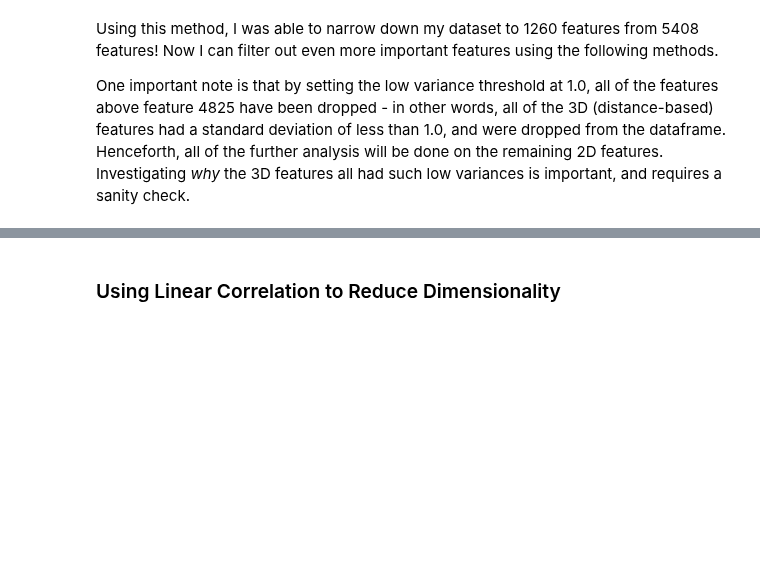
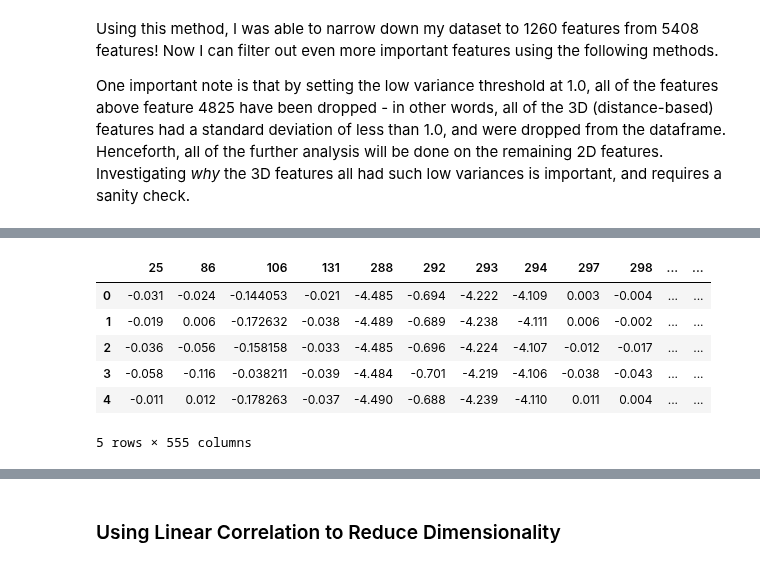
Before and after one commit to dna-witch/p53_Rescue_Mutants, a Jupyter notebook: notebooks/3.0-sm-preprocessing.ipynb, the cells around one changed output, grey strips where cells are left out. Saved outputs shown, nothing was run; the diff lists cells and outputs as text; code cells hidden in the pictures; blank space fills up the shorter version.

```diff
--- a/notebooks/3.0-sm-preprocessing.ipynb
+++ b/notebooks/3.0-sm-preprocessing.ipynb
@@ -172,0 +251,12 @@ One important note is that by setting the low variance threshold at 1.0, all of
+# %%
+# drop the features
+MAS_mutants = mutants.drop(mas_low_var_cols, axis=1)
+MAS_mutants.head()
+# %% [output]
+|  | 25 | 86 | 106 | 131 | 288 | 292 | 293 | 294 | 297 | 298 | ... | ... |
+| 0 | -0.031 | -0.024 | -0.144053 | -0.021 | -4.485 | -0.694 | -4.222 | -4.109 | 0.003 | -0.004 | ... | ... |
+| 1 | -0.019 | 0.006 | -0.172632 | -0.038 | -4.489 | -0.689 | -4.238 | -4.111 | 0.006 | -0.002 | ... | ... |
+| 2 | -0.036 | -0.056 | -0.158158 | -0.033 | -4.485 | -0.696 | -4.224 | -4.107 | -0.012 | -0.017 | ... | ... |
+| 3 | -0.058 | -0.116 | -0.038211 | -0.039 | -4.484 | -0.701 | -4.219 | -4.106 | -0.038 | -0.043 | ... | ... |
+| 4 | -0.011 | 0.012 | -0.178263 | -0.037 | -4.490 | -0.688 | -4.239 | -4.110 | 0.011 | 0.004 | ... | ... |
+5 rows × 555 columns
```
Also changed, not shown: parts of 12 cells of this notebook.
